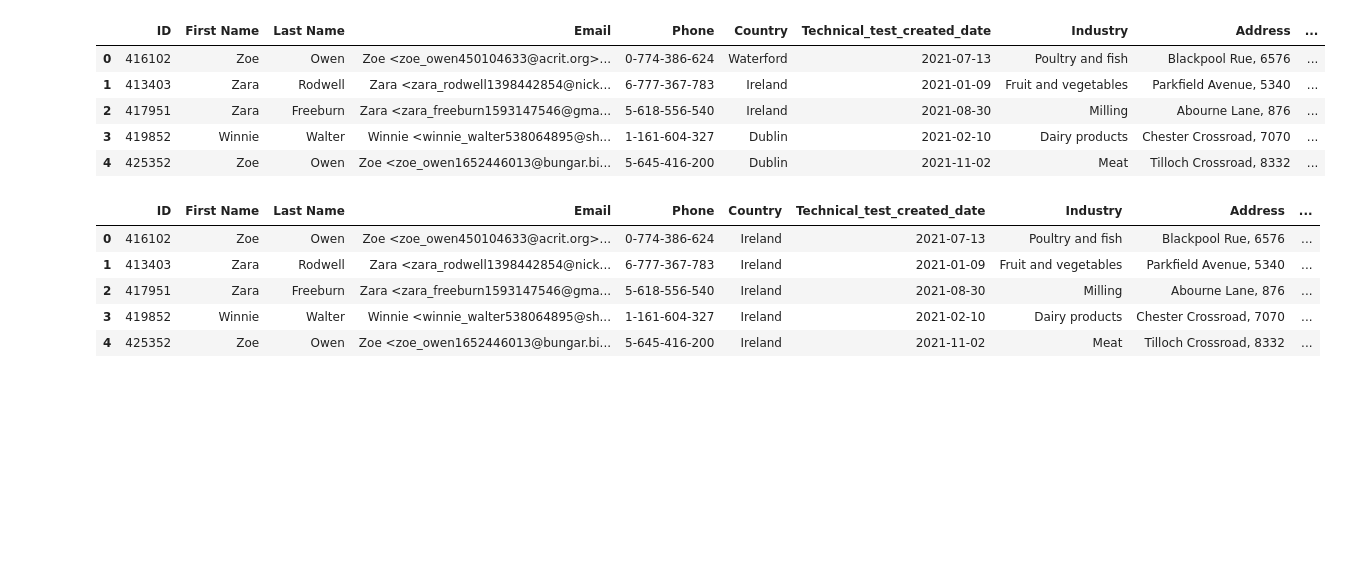
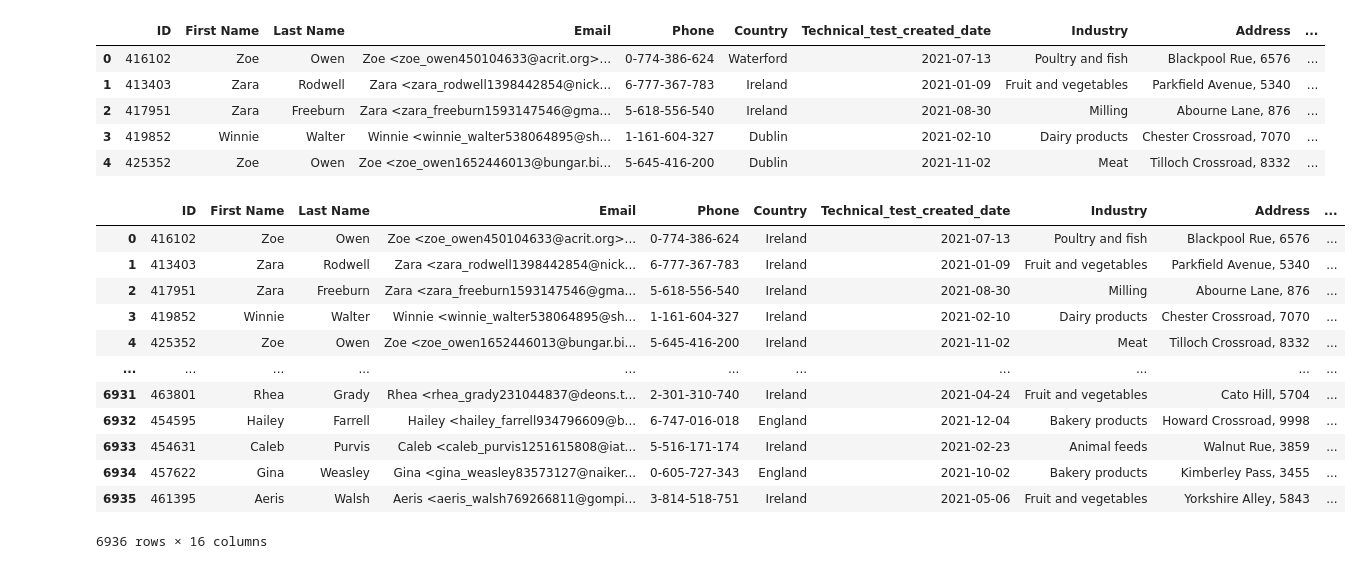
Before and after one commit to sebastian-rs17/OTF-Data-Area---Technical-Test-Phase-II-Sebastian-Rojas-Santacruz, a Jupyter notebook: DP_Test.ipynb, the cells around one changed output. Drawn from its saved outputs; the diff is of its cells as text; code cells hidden in the pictures; blank space fills up the shorter version.

```diff
--- a/DP_Test.ipynb
+++ b/DP_Test.ipynb
@@ -31,14 +33,21 @@ info['Assigned Number'] = tf.clean_numbers(info['Phone'], info['Country Detectio
 # %%
 info['Fullname'] = info['First Name'] + ' ' + info['Last Name']
 # %%
-info.head(5)
+info
 # %% [output]
 |  | ID | First Name | Last Name | Email | Phone | Country | Technical_test_created_date | Industry | Address | ... |
 | 0 | 416102 | Zoe | Owen | Zoe <zoe_owen450104633@acrit.org>... | 0-774-386-624 | Ireland | 2021-07-13 | Poultry and fish | Blackpool Rue, 6576 | ... |
 | 1 | 413403 | Zara | Rodwell | Zara <zara_rodwell1398442854@nick... | 6-777-367-783 | Ireland | 2021-01-09 | Fruit and vegetables | Parkfield Avenue, 5340 | ... |
 | 2 | 417951 | Zara | Freeburn | Zara <zara_freeburn1593147546@gma... | 5-618-556-540 | Ireland | 2021-08-30 | Milling | Abourne Lane, 876 | ... |
 | 3 | 419852 | Winnie | Walter | Winnie <winnie_walter538064895@sh... | 1-161-604-327 | Ireland | 2021-02-10 | Dairy products | Chester Crossroad, 7070 | ... |
 | 4 | 425352 | Zoe | Owen | Zoe <zoe_owen1652446013@bungar.bi... | 5-645-416-200 | Ireland | 2021-11-02 | Meat | Tilloch Crossroad, 8332 | ... |
+| ... | ... | ... | ... | ... | ... | ... | ... | ... | ... | ... |
+| 6931 | 463801 | Rhea | Grady | Rhea <rhea_grady231044837@deons.t... | 2-301-310-740 | Ireland | 2021-04-24 | Fruit and vegetables | Cato Hill, 5704 | ... |
+| 6932 | 454595 | Hailey | Farrell | Hailey <hailey_farrell934796609@b... | 6-747-016-018 | England | 2021-12-04 | Bakery products | Howard Crossroad, 9998 | ... |
+| 6933 | 454631 | Caleb | Purvis | Caleb <caleb_purvis1251615808@iat... | 5-516-171-174 | Ireland | 2021-02-23 | Animal feeds | Walnut Rue, 3859 | ... |
+| 6934 | 457622 | Gina | Weasley | Gina <gina_weasley83573127@naiker... | 0-605-727-343 | England | 2021-10-02 | Bakery products | Kimberley Pass, 3455 | ... |
+| 6935 | 461395 | Aeris | Walsh | Aeris <aeris_walsh769266811@gompi... | 3-814-518-751 | Ireland | 2021-05-06 | Fruit and vegetables | Yorkshire Alley, 5843 | ... |
+6936 rows × 16 columns
 # %%
 info_no_dup = tf.duplicates_managment(info, 'Technical_test_created_date', 'Fullname')
 # %%
```
Also changed, not shown: parts of 19 cells of this notebook, 1 other file.
